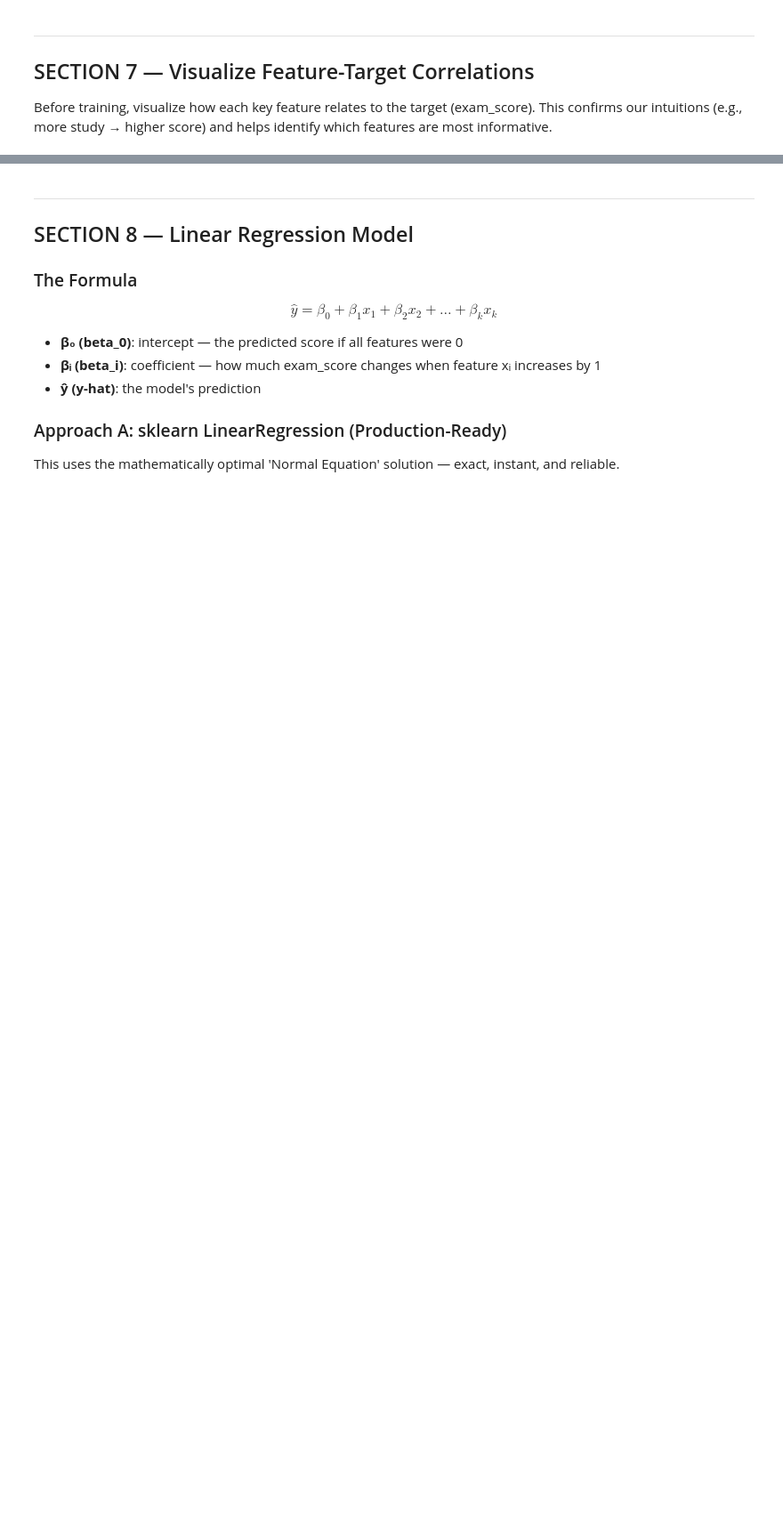
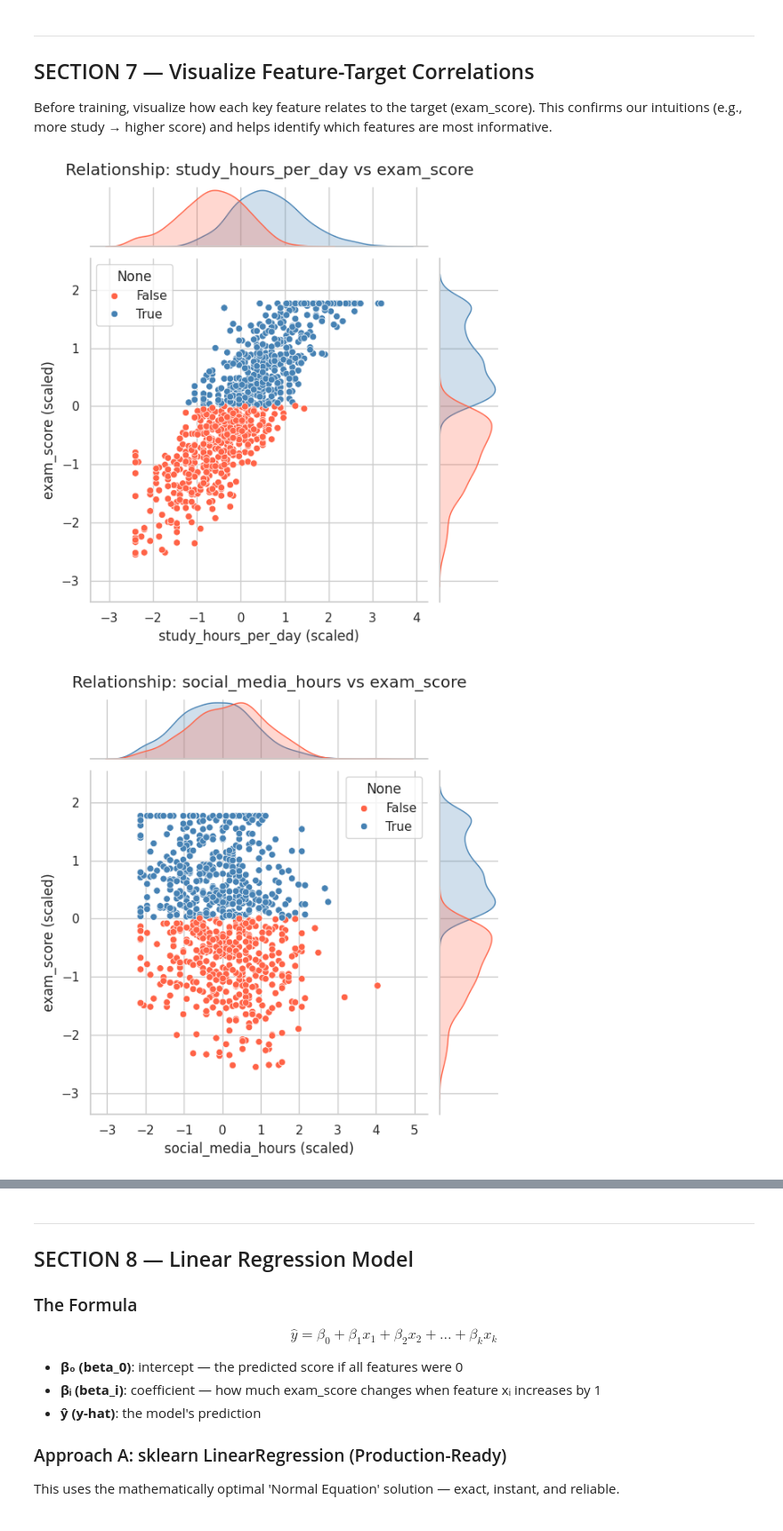
Before and after one commit to Artemisa-00/AI-and-Python, a Jupyter notebook: s101_improved.ipynb, the cells around one changed output, grey strips where cells are left out. Shown at 89% size. Drawn from its saved outputs; the diff is of its cells as text; code cells hidden in the pictures; blank space fills up the shorter version.

```diff
--- a/s101_improved.ipynb
+++ b/s101_improved.ipynb
@@ -455,0 +589,27 @@ for feature in key_features:
+# %%
+# ── 7.1 Joint Plots: Feature vs Target ─────────────────────────────────────
+key_features = ['study_hours_per_day', 'social_media_hours', 'netflix_hours']
+
+# ✅ FIX: Convertir a Series con índice alineado para evitar el ValueError
+# Ambos deben tener el mismo origen (X_train_scaled e y_train deben venir
+# del mismo train_test_split)
+y_plot = pd.Series(y_train_scaled.values if hasattr(y_train_scaled, 'values') else y_train_scaled,
+                   index=X_train_scaled.index,
+                   name='exam_score')
+
+y_pass = pd.Series(y_train.values if hasattr(y_train, 'values') else y_train,
+                   index=X_train_scaled.index)
+
+for feature in key_features:
+    g = sns.jointplot(
+        x=X_train_scaled[feature],
+        y=y_plot,
+        hue=(y_pass >= 70),
+        palette=['tomato', 'steelblue']
+    )
+    g.set_axis_labels(f'{feature} (scaled)', 'exam_score (scaled)')
+    g.figure.suptitle(f'Relationship: {feature} vs exam_score', y=1.02)
+    plt.show()
+# %% [output]
+[figure, added]
+[figure, added]
```
Also changed, not shown: parts of 29 cells of this notebook.
